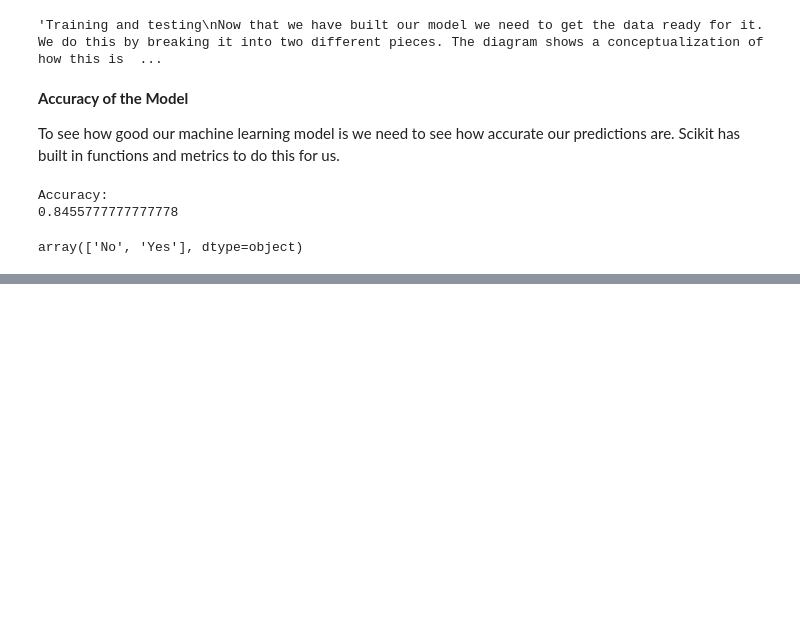
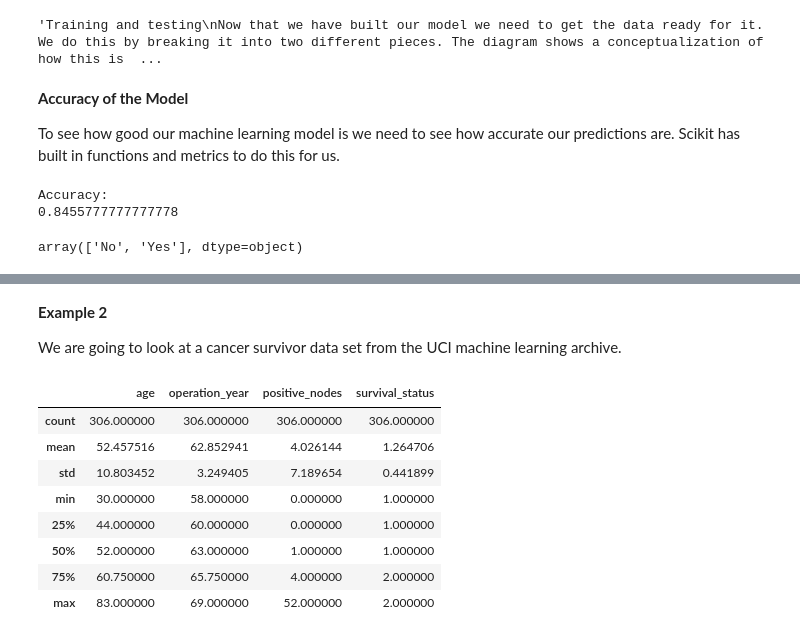
Before and after one commit to ecuerbo/machine-learning, a Jupyter notebook: brock_university_ml_intro.ipynb, the cells around one changed output, grey strips where cells are left out. Saved outputs shown, nothing was run; the diff lists cells and outputs as text; code cells hidden in the pictures; blank space fills up the shorter version.

```diff
--- a/brock_university_ml_intro.ipynb
+++ b/brock_university_ml_intro.ipynb
@@ -248,0 +282,18 @@ plt.show()
+# %% [markdown]
+**Example 2**
+
+We are going to look at a cancer survivor data set from the UCI machine learning archive.
+# %%
+cancer_data = pd.read_csv("http://archive.ics.uci.edu/ml/machine-learning-databases/haberman/haberman.data",header=None)
+cancer_data.columns = ['age',"operation_year","positive_nodes","survival_status"]
+cancer_data.describe()
+# %% [output]
+|  | age | operation_year | positive_nodes | survival_status |
+| count | 306.000000 | 306.000000 | 306.000000 | 306.000000 |
+| mean | 52.457516 | 62.852941 | 4.026144 | 1.264706 |
+| std | 10.803452 | 3.249405 | 7.189654 | 0.441899 |
+| min | 30.000000 | 58.000000 | 0.000000 | 1.000000 |
+| 25% | 44.000000 | 60.000000 | 0.000000 | 1.000000 |
+| 50% | 52.000000 | 63.000000 | 1.000000 | 1.000000 |
+| 75% | 60.750000 | 65.750000 | 4.000000 | 2.000000 |
+| max | 83.000000 | 69.000000 | 52.000000 | 2.000000 |
```
Also changed, not shown: parts of 12 cells of this notebook.
